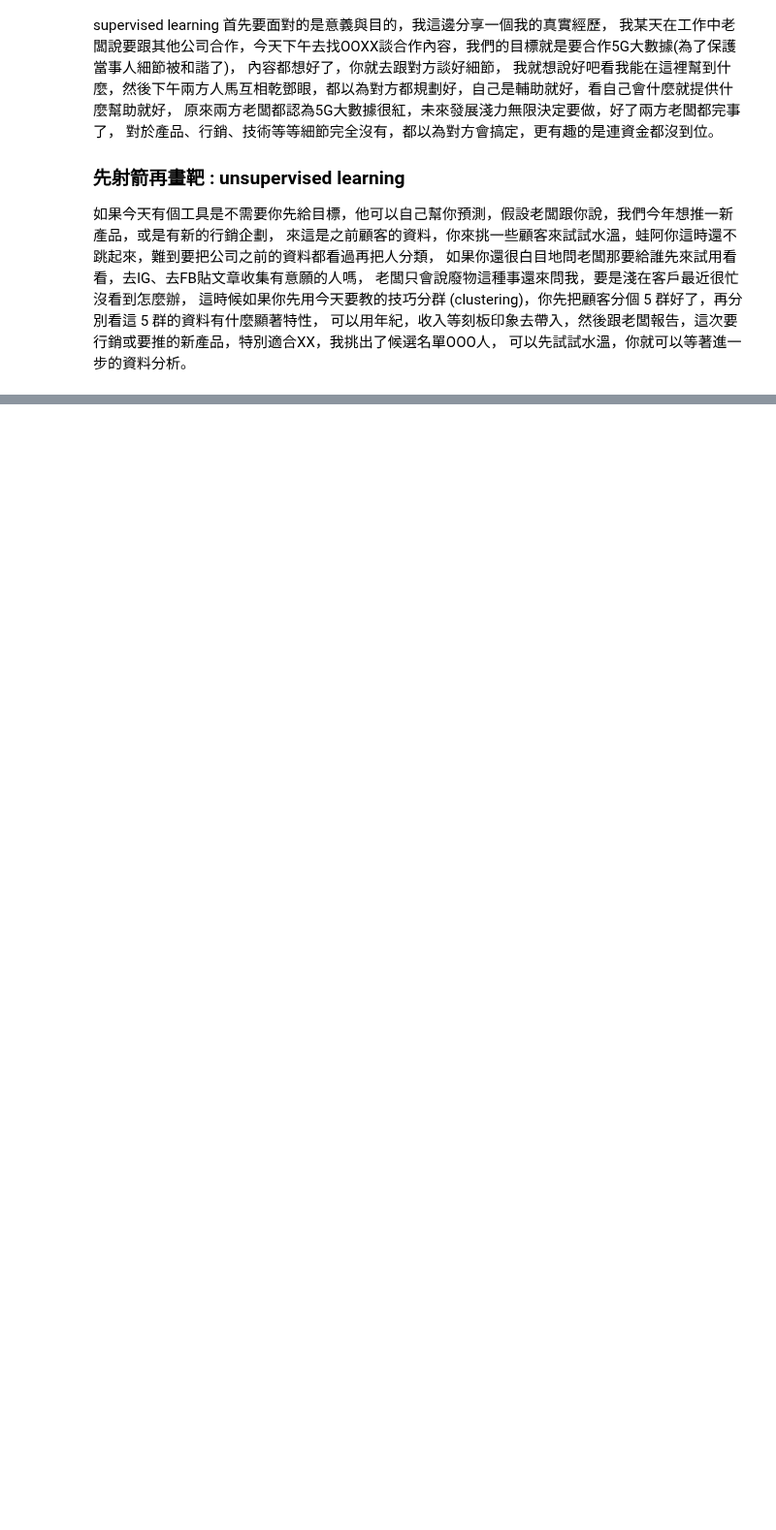
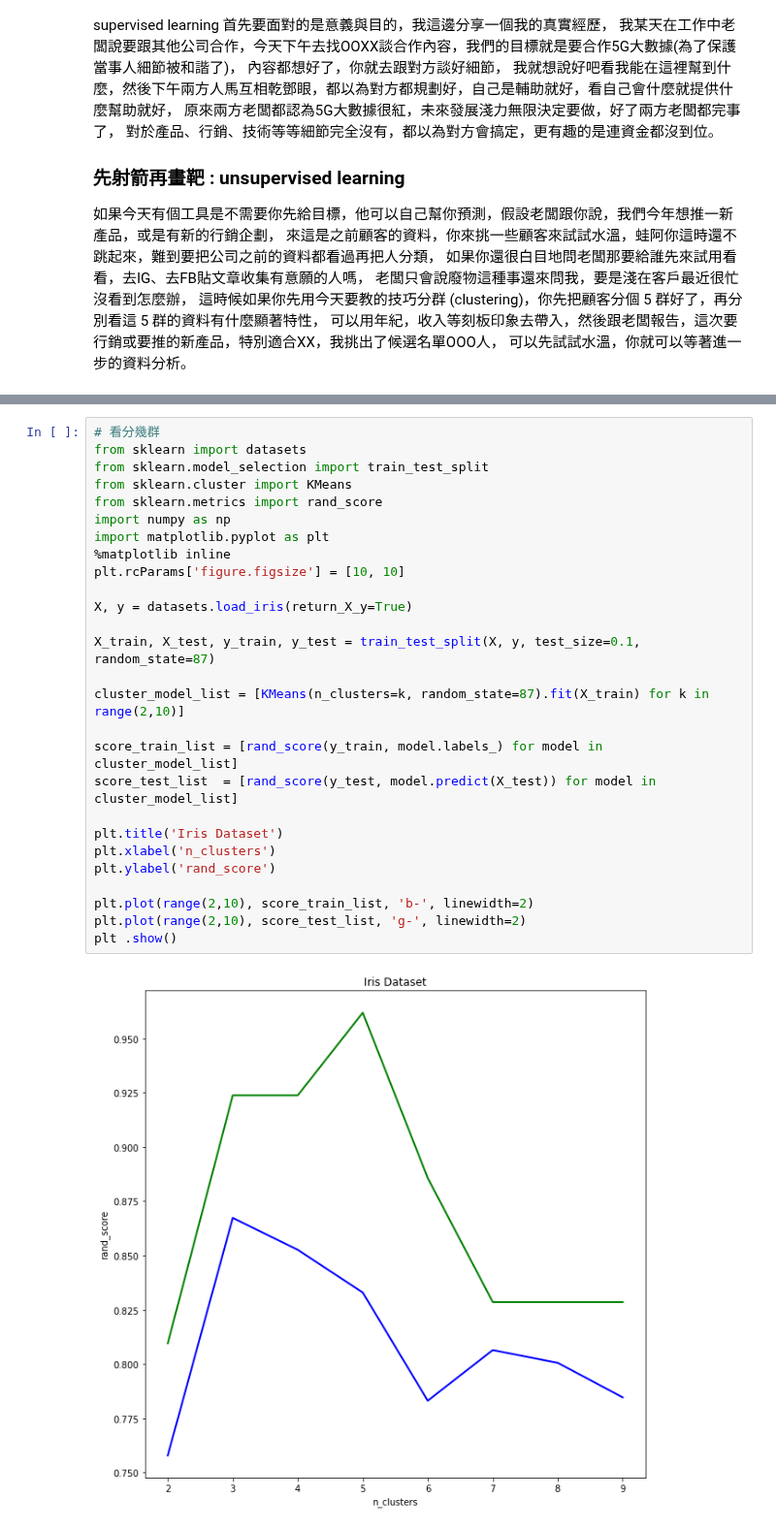
Before and after one commit to tobytoy/OpenResource, a Jupyter notebook: machine-learning(scikit-learn)/jupyter/基本模型(basic-model)/Clustering/07_01 Introduction_and_Kmeans.ipynb, the cells around one changed output, grey strips where cells are left out. Shown at 97% size. Cells and saved outputs as stored; diff of their text form; blank space fills up the shorter version.

```diff
--- a/machine-learning(scikit-learn)/jupyter/基本模型(basic-model)/Clustering/07_01 Introduction_and_Kmeans.ipynb
+++ b/machine-learning(scikit-learn)/jupyter/基本模型(basic-model)/Clustering/07_01 Introduction_and_Kmeans.ipynb
@@ -56,0 +221,29 @@ $y$ 就是我們的靶，我們的目標，你如果有去工作過會發現，
+# %%
+# 看分幾群
+from sklearn import datasets
+from sklearn.model_selection import train_test_split
+from sklearn.cluster import KMeans
+from sklearn.metrics import rand_score
+import numpy as np
+import matplotlib.pyplot as plt
+%matplotlib inline
+plt.rcParams['figure.figsize'] = [10, 10]
+
+X, y = datasets.load_iris(return_X_y=True)
+
+X_train, X_test, y_train, y_test = train_test_split(X, y, test_size=0.1, random_state=87)
+
+cluster_model_list = [KMeans(n_clusters=k, random_state=87).fit(X_train) for k in range(2,10)]
+
+score_train_list = [rand_score(y_train, model.labels_) for model in cluster_model_list]
+score_test_list  = [rand_score(y_test, model.predict(X_test)) for model in cluster_model_list]
+
+plt.title('Iris Dataset')
+plt.xlabel('n_clusters')
+plt.ylabel('rand_score')
+
+plt.plot(range(2,10), score_train_list, 'b-', linewidth=2)
+plt.plot(range(2,10), score_test_list, 'g-', linewidth=2)
+plt .show()
+# %% [output]
+[figure, added]
```
Also changed, not shown: parts of 12 cells of this notebook, 3 other files.
